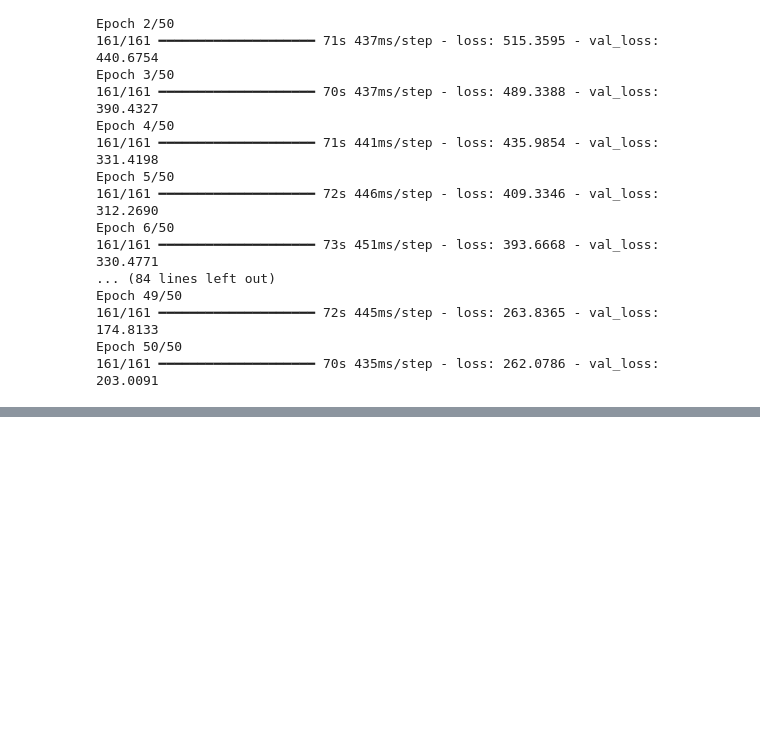
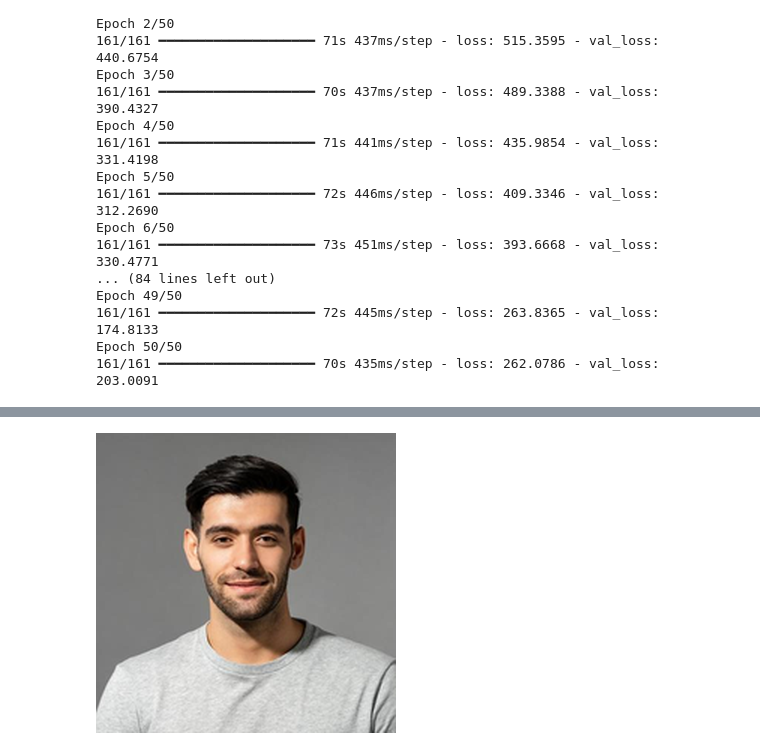
Before and after one commit to jayshivankar/Face-Analysis, a Jupyter notebook: Models/age_prediction.ipynb, the cells around one changed output, grey strips where cells are left out. Saved outputs shown, nothing was run; the diff lists cells and outputs as text; code cells hidden in the pictures; blank space fills up the shorter version.

```diff
--- a/Models/age_prediction.ipynb
+++ b/Models/age_prediction.ipynb
@@ -238,0 +318,3 @@ Epoch 50/50
+# %%
+process_and_predict('../datasets/age_prediction_test/men.jpg')
+# %% [output]
@@ -238,0 +325 @@ Epoch 50/50
+[figure, added]
```
Also changed, not shown: parts of 9 cells of this notebook, 2 other files.
